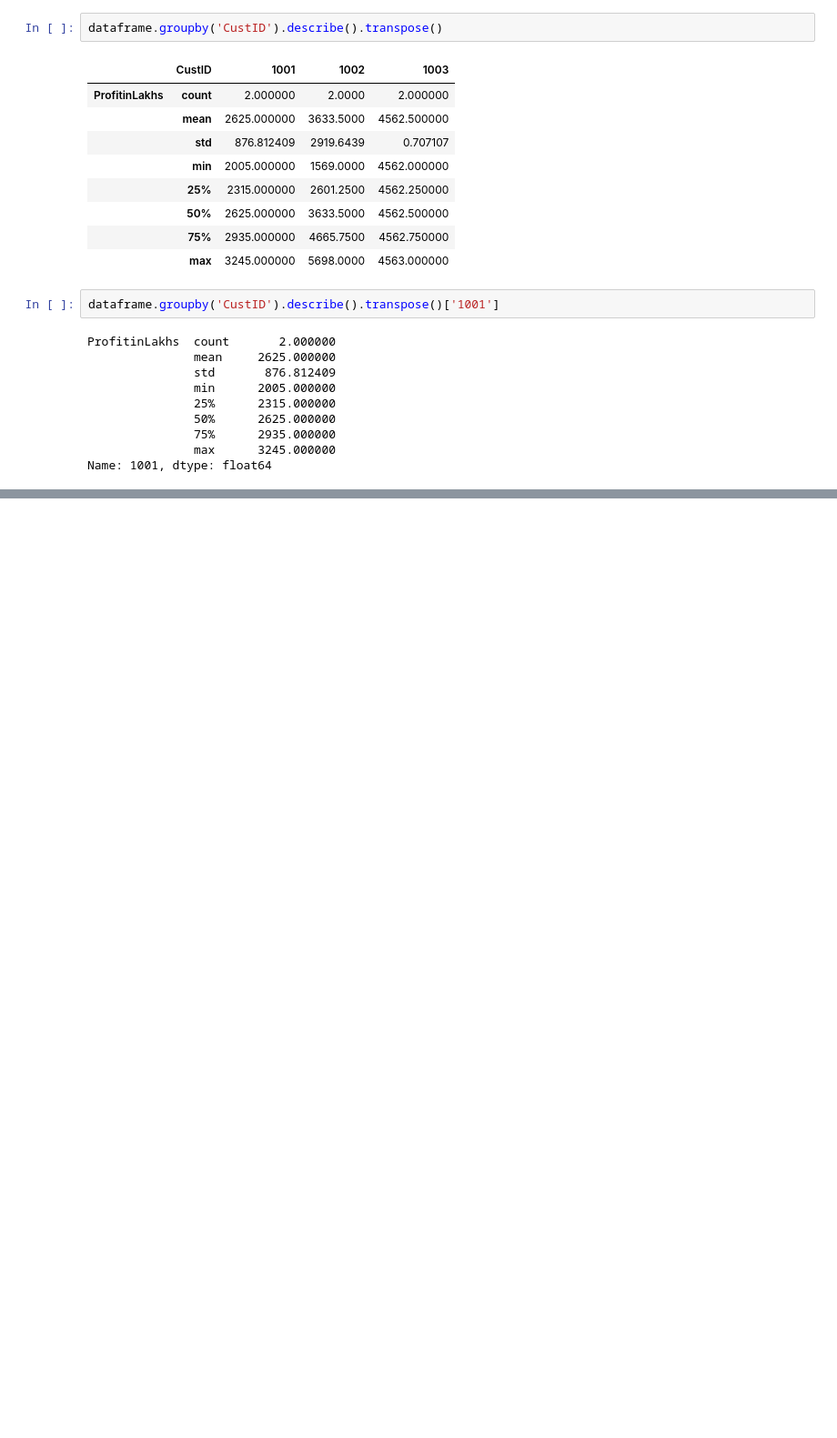
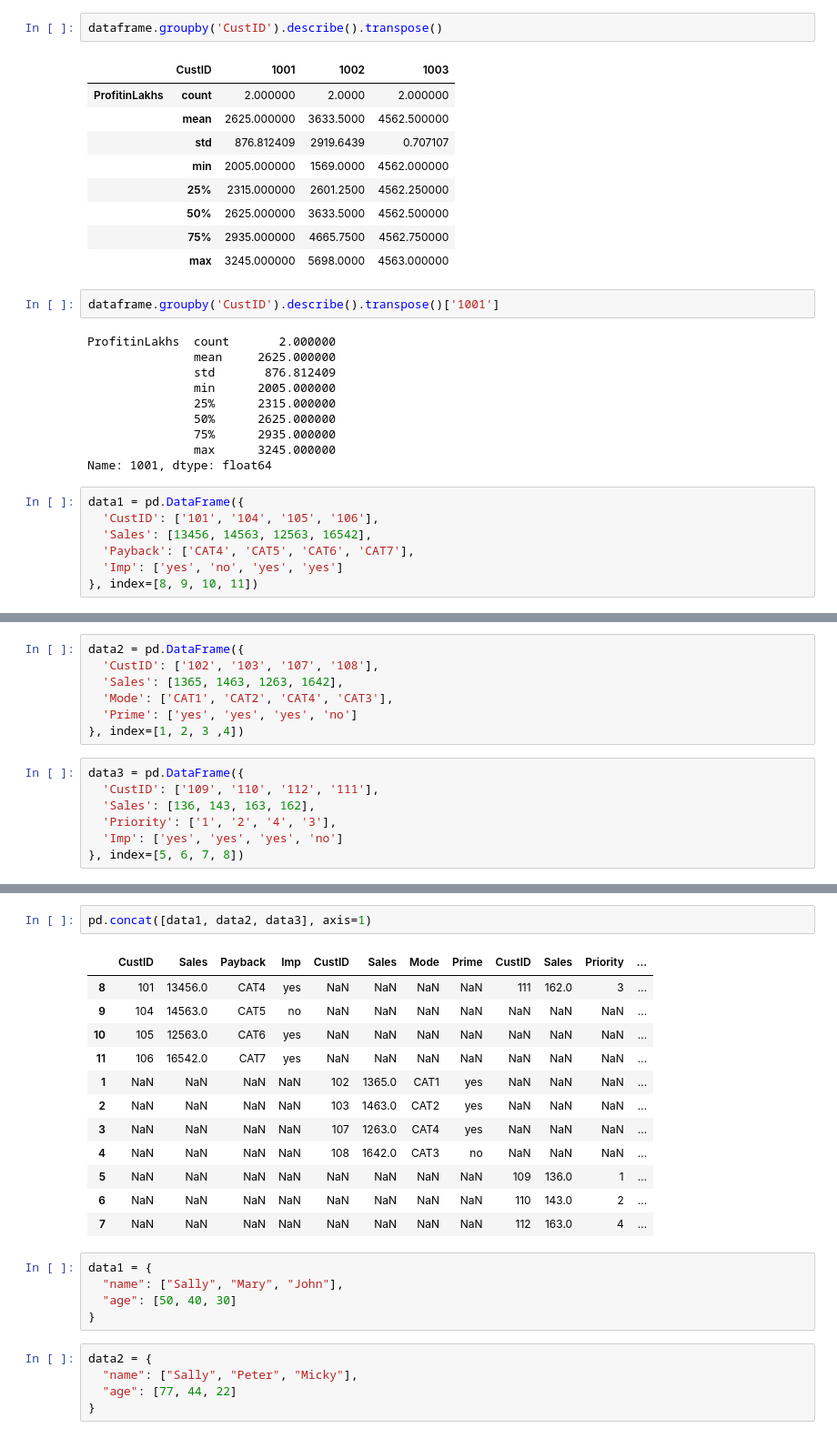
Before and after one commit to imhemantchaubey-zz/pandas-resources, a Jupyter notebook: pandas.ipynb, the cells around one changed output, grey strips where cells are left out. Shown at 91% size. Cells and saved outputs as stored; diff of their text form; blank space fills up the shorter version.

```diff
--- a/pandas.ipynb
+++ b/pandas.ipynb
@@ -648,3 +648,10 @@ ProfitinLakhs  count       2.000000
                75%      2935.000000
                max      3245.000000
 Name: 1001, dtype: float64
+# %%
+data1 = pd.DataFrame({
+  'CustID': ['101', '104', '105', '106'],
+  'Sales': [13456, 14563, 12563, 16542],
+  'Payback': ['CAT4', 'CAT5', 'CAT6', 'CAT7'],
+  'Imp': ['yes', 'no', 'yes', 'yes']
+}, index=[8, 9, 10, 11])
@@ -650,0 +707,14 @@ Name: 1001, dtype: float64
+# %%
+data2 = pd.DataFrame({
+  'CustID': ['102', '103', '107', '108'],
+  'Sales': [1365, 1463, 1263, 1642],
+  'Mode': ['CAT1', 'CAT2', 'CAT4', 'CAT3'],
+  'Prime': ['yes', 'yes', 'yes', 'no']
+}, index=[1, 2, 3 ,4])
+# %%
+data3 = pd.DataFrame({
+  'CustID': ['109', '110', '112', '111'],
+  'Sales': [136, 143, 163, 162],
+  'Priority': ['1', '2', '4', '3'],
+  'Imp': ['yes', 'yes', 'yes', 'no']
+}, index=[5, 6, 7, 8])
@@ -650,0 +737,25 @@ Name: 1001, dtype: float64
+# %%
+pd.concat([data1, data2, data3], axis=1)
+# %% [output]
+|  | CustID | Sales | Payback | Imp | CustID | Sales | Mode | Prime | CustID | Sales | Priority | ... |
+| 8 | 101 | 13456.0 | CAT4 | yes | NaN | NaN | NaN | NaN | 111 | 162.0 | 3 | ... |
+| 9 | 104 | 14563.0 | CAT5 | no | NaN | NaN | NaN | NaN | NaN | NaN | NaN | ... |
+| 10 | 105 | 12563.0 | CAT6 | yes | NaN | NaN | NaN | NaN | NaN | NaN | NaN | ... |
+| 11 | 106 | 16542.0 | CAT7 | yes | NaN | NaN | NaN | NaN | NaN | NaN | NaN | ... |
+| 1 | NaN | NaN | NaN | NaN | 102 | 1365.0 | CAT1 | yes | NaN | NaN | NaN | ... |
+| 2 | NaN | NaN | NaN | NaN | 103 | 1463.0 | CAT2 | yes | NaN | NaN | NaN | ... |
+| 3 | NaN | NaN | NaN | NaN | 107 | 1263.0 | CAT4 | yes | NaN | NaN | NaN | ... |
+| 4 | NaN | NaN | NaN | NaN | 108 | 1642.0 | CAT3 | no | NaN | NaN | NaN | ... |
+| 5 | NaN | NaN | NaN | NaN | NaN | NaN | NaN | NaN | 109 | 136.0 | 1 | ... |
+| 6 | NaN | NaN | NaN | NaN | NaN | NaN | NaN | NaN | 110 | 143.0 | 2 | ... |
+| 7 | NaN | NaN | NaN | NaN | NaN | NaN | NaN | NaN | 112 | 163.0 | 4 | ... |
+# %%
+data1 = {
+  "name": ["Sally", "Mary", "John"],
+  "age": [50, 40, 30]
+}
+# %%
+data2 = {
+  "name": ["Sally", "Peter", "Micky"],
+  "age": [77, 44, 22]
+}
```
Also changed, not shown: parts of 12 cells of this notebook.
